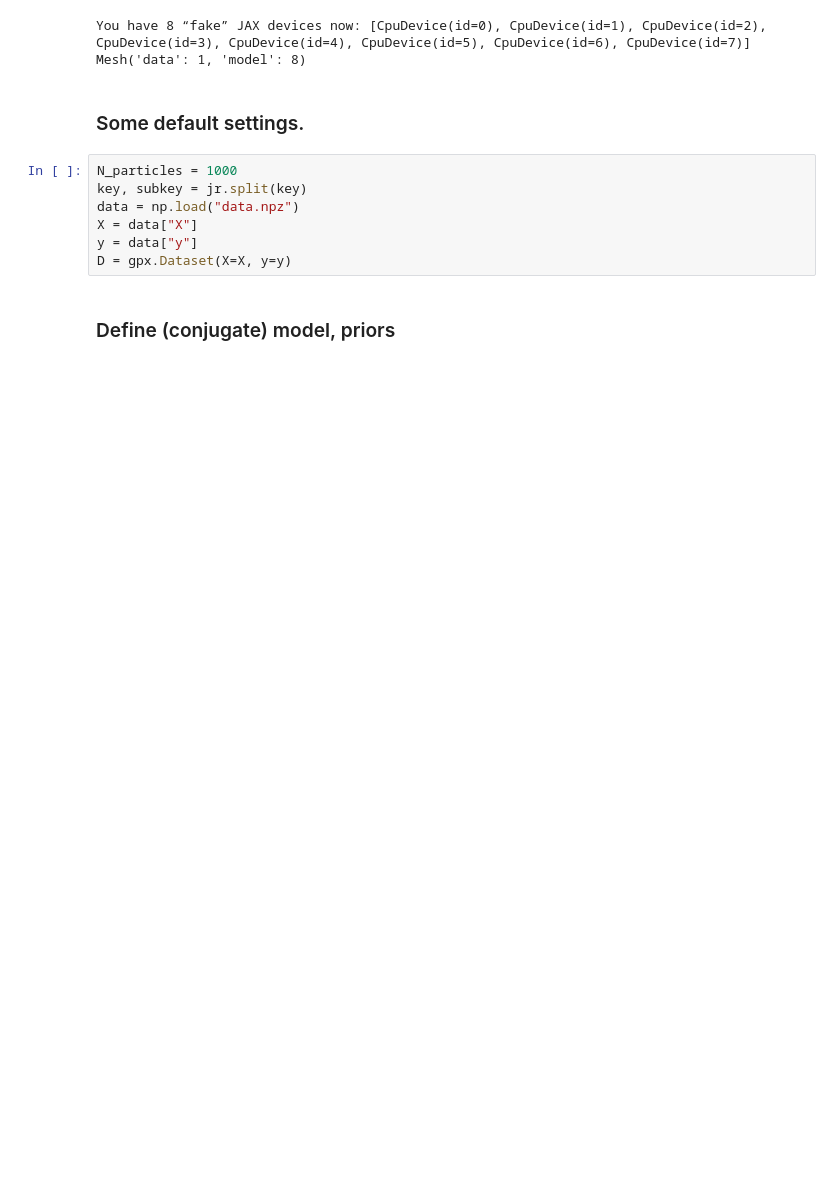
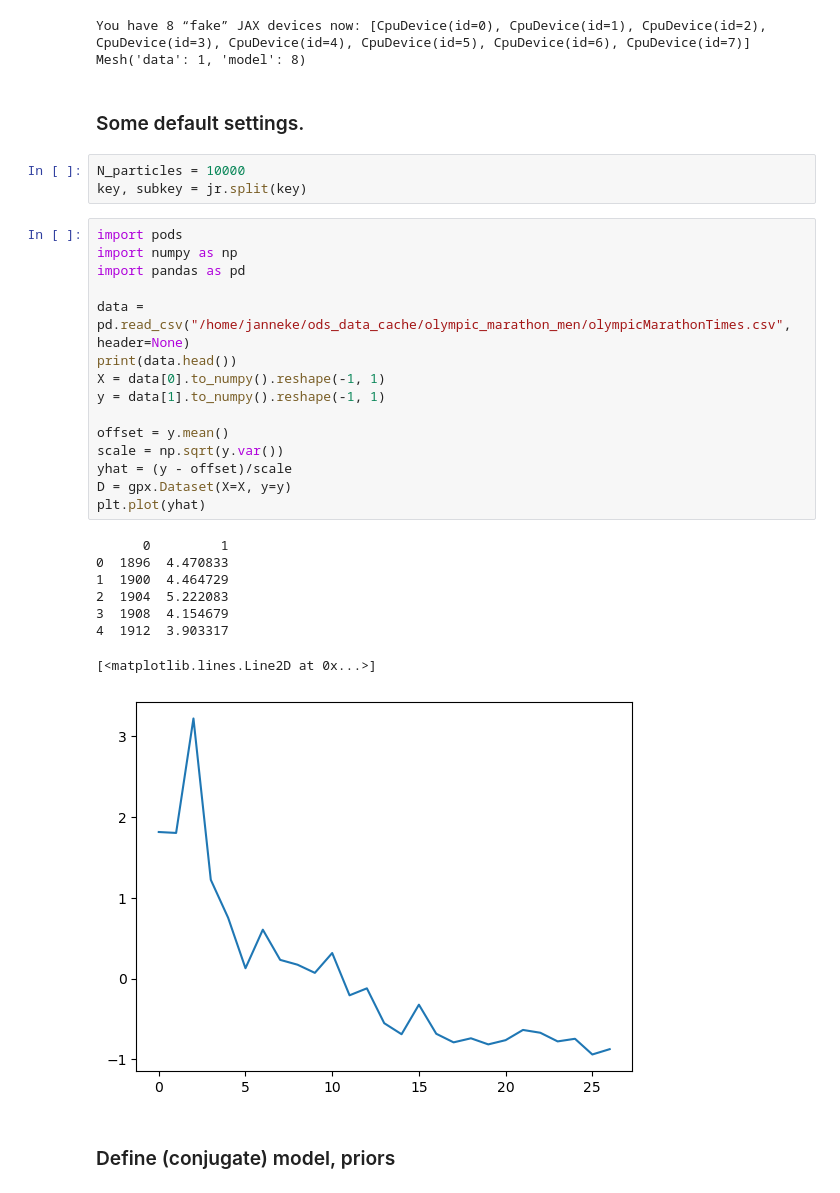
Before and after one commit to JVerbeek/jax-changepoints, a Jupyter notebook: demo.ipynb, the cells around one changed output. Drawn from its saved outputs; the diff is of its cells as text; blank space fills up the shorter version.

```diff
--- a/demo.ipynb
+++ b/demo.ipynb
@@ -43,13 +43,33 @@ You have 8 “fake” JAX devices now: [CpuDevice(id=0), CpuDevice(id=1), CpuDev
 Mesh('data': 1, 'model': 8)
 # %% [markdown]
 ### Some default settings.
-# %%
-N_particles = 1000
-key, subkey = jr.split(key)
-data = np.load("data.npz")
-X = data["X"]
-y = data["y"]
-D = gpx.Dataset(X=X, y=y)
+# %%
+N_particles = 10000
+key, subkey = jr.split(key)
+# %%
+import pods
+import numpy as np
+import pandas as pd
+
+data = pd.read_csv("/home/janneke/ods_data_cache/olympic_marathon_men/olympicMarathonTimes.csv", header=None)
+print(data.head())
+X = data[0].to_numpy().reshape(-1, 1)
+y = data[1].to_numpy().reshape(-1, 1)
+
+offset = y.mean()
+scale = np.sqrt(y.var())
+yhat = (y - offset)/scale
+D = gpx.Dataset(X=X, y=y)
+plt.plot(yhat)
+# %% [output]
+      0         1
+0  1896  4.470833
+1  1900  4.464729
+2  1904  5.222083
+3  1908  4.154679
+4  1912  3.903317
+[<matplotlib.lines.Line2D at 0x...>]
+[figure, added]
 # %% [markdown]
 ### Define (conjugate) model, priors
 # %%
```
Also changed, not shown: parts of 8 cells of this notebook, 2 other files.
